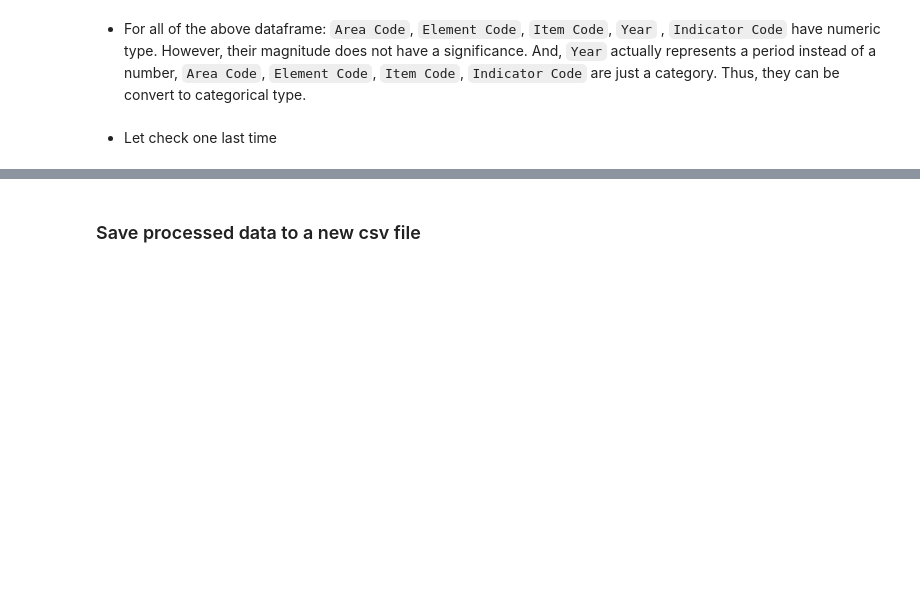
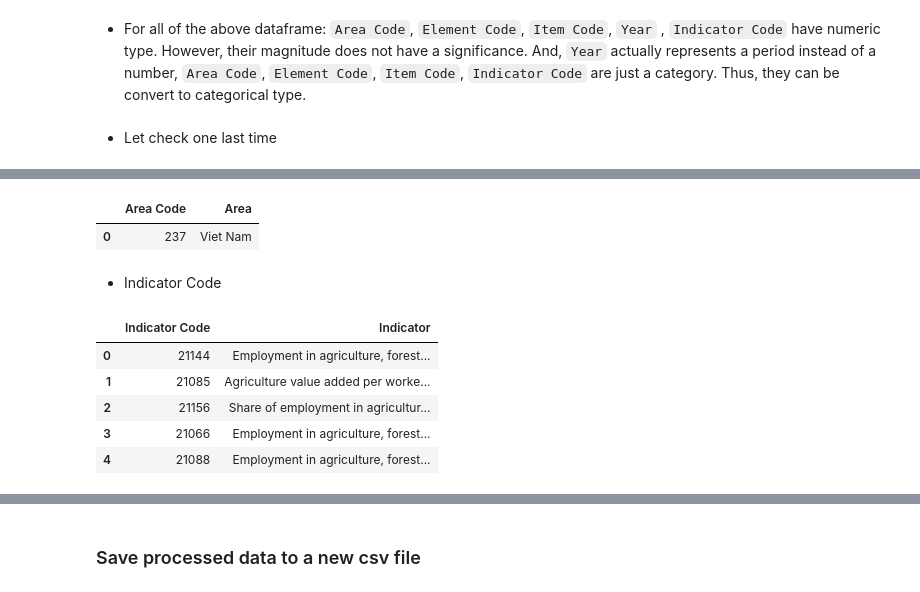
Before and after one commit to DunQua/-Intro2DS-Final-Seminar, a Jupyter notebook: source_code/02_preprocess_data.ipynb, the cells around one changed output, grey strips where cells are left out. Drawn from its saved outputs; the diff is of its cells as text; code cells hidden in the pictures; blank space fills up the shorter version.

```diff
--- a/source_code/02_preprocess_data.ipynb
+++ b/source_code/02_preprocess_data.ipynb
@@ -152,0 +159,44 @@ memory usage: 1.4+ MB
+# %%
+area = []
+area_code = []
+for df in [annual_pop_df, agri_employments_df, rural_employments_df, values_df, products_df]:
+    codes = df['Area Code'].unique()
+    for c in codes:
+        are = df['Area'][df['Area Code'] == c].unique()[0]
+        if c not in area_code:
+            area_code.append(c)
+        if are not in area:
+            area.append(are)
+
+
+area_df = pd.DataFrame(list(zip(area_code, area)), columns= ['Area Code', 'Area'])
+area_df.to_csv("../data/external/area_code.csv", index= False)
+area_df.head()
+# %% [output]
+|  | Area Code | Area |
+| 0 | 237 | Viet Nam |
+# %% [markdown]
+-   Indicator Code
+# %%
+indicator = []
+indicator_code = []
+for df in [agri_employments_df, rural_employments_df]:
+    codes = df['Indicator Code'].unique()
+    for c in codes:
+        ind = df['Indicator'][df['Indicator Code'] == c].unique()[0]
+        if c not in indicator_code:
+            indicator_code.append(c)
+        if are not in indicator:
+            indicator.append(ind)
+
+
+indicator_df = pd.DataFrame(list(zip(indicator_code, indicator)), columns= ['Indicator Code', 'Indicator'])
+indicator_df.to_csv("../data/external/indicator_code.csv", index= False)
+indicator_df.head()
+# %% [output]
+|  | Indicator Code | Indicator |
+| 0 | 21144 | Employment in agriculture, forest... |
+| 1 | 21085 | Agriculture value added per worke... |
+| 2 | 21156 | Share of employment in agricultur... |
+| 3 | 21066 | Employment in agriculture, forest... |
+| 4 | 21088 | Employment in agriculture, forest... |
```
Also changed, not shown: parts of 25 cells of this notebook, 14 other files.
